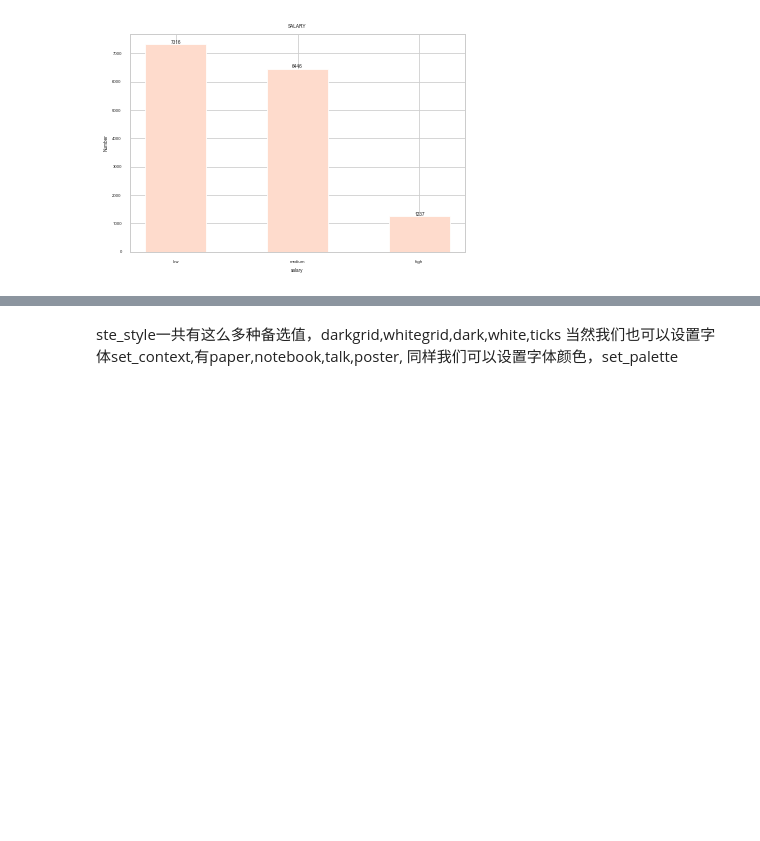
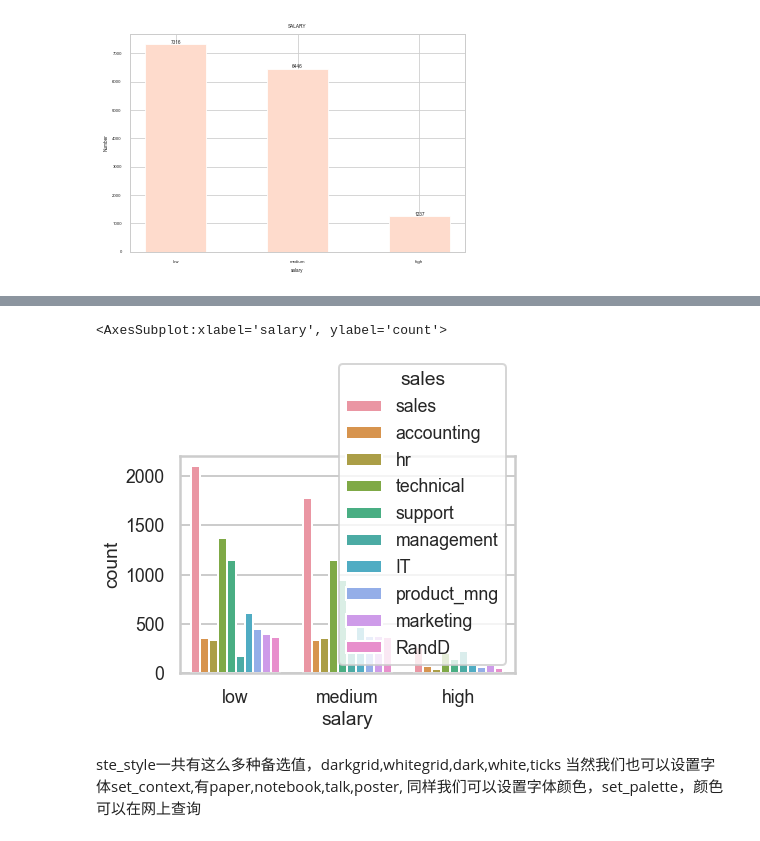
Before and after one commit to pigudog/DA, a Jupyter notebook: test2.ipynb, the cells around one changed output, grey strips where cells are left out. Saved outputs shown, nothing was run; the diff lists cells and outputs as text; code cells hidden in the pictures; blank space fills up the shorter version.

```diff
--- a/test2.ipynb
+++ b/test2.ipynb
@@ -61,4 +82,26 @@ plt.show()
+# %%
+## 我们可以直接设置,因为sns是matplotlib的一个分装
+import pandas as pd
+import numpy as np
+import seaborn as sns
+import matplotlib.pyplot as plt
+df=pd.read_csv("HR.csv")
+sns.set_style(style="whitegrid")
+sns.set_context(context="poster",font_scale= 0.8)
+sns.set_palette(sns.color_palette("RdBu",n_colors=6))
+sns.countplot(x="salary",hue="sales",data=df)
+# plt.title("SALARY")
+# plt.xlabel("salary")
+# plt.ylabel("Number")
+# plt.xticks(np.arange(len(df["salary"].value_counts())),df["salary"].value_counts().index)
+# plt.bar(np.arange(len(df["salary"].value_counts())),df["salary"].value_counts(),width=0.5)
+# for x,y in zip(np.arange(len(df["salary"].value_counts())),df["salary"].value_counts()):
+#     plt.text(x,y,y,ha="center",va="bottom")
+# plt.show()
+# %% [output]
+<AxesSubplot:xlabel='salary', ylabel='count'>
+[figure, added]
 # %% [markdown]
 ste_style一共有这么多种备选值，darkgrid,whitegrid,dark,white,ticks
 当然我们也可以设置字体set_context,有paper,notebook,talk,poster,
-同样我们可以设置字体颜色，set_palette
+同样我们可以设置字体颜色，set_palette，颜色可以在网上查询
```
Also changed, not shown: parts of 1 cell of this notebook.
